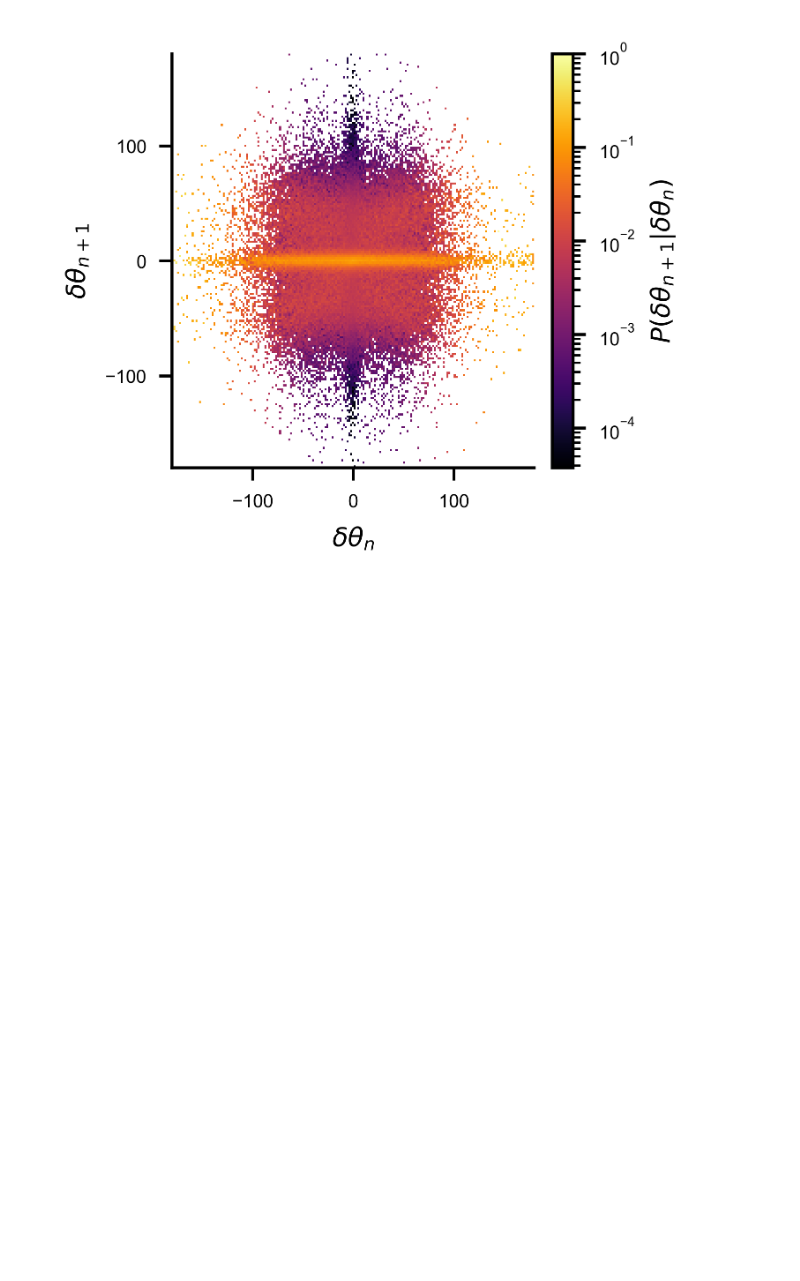
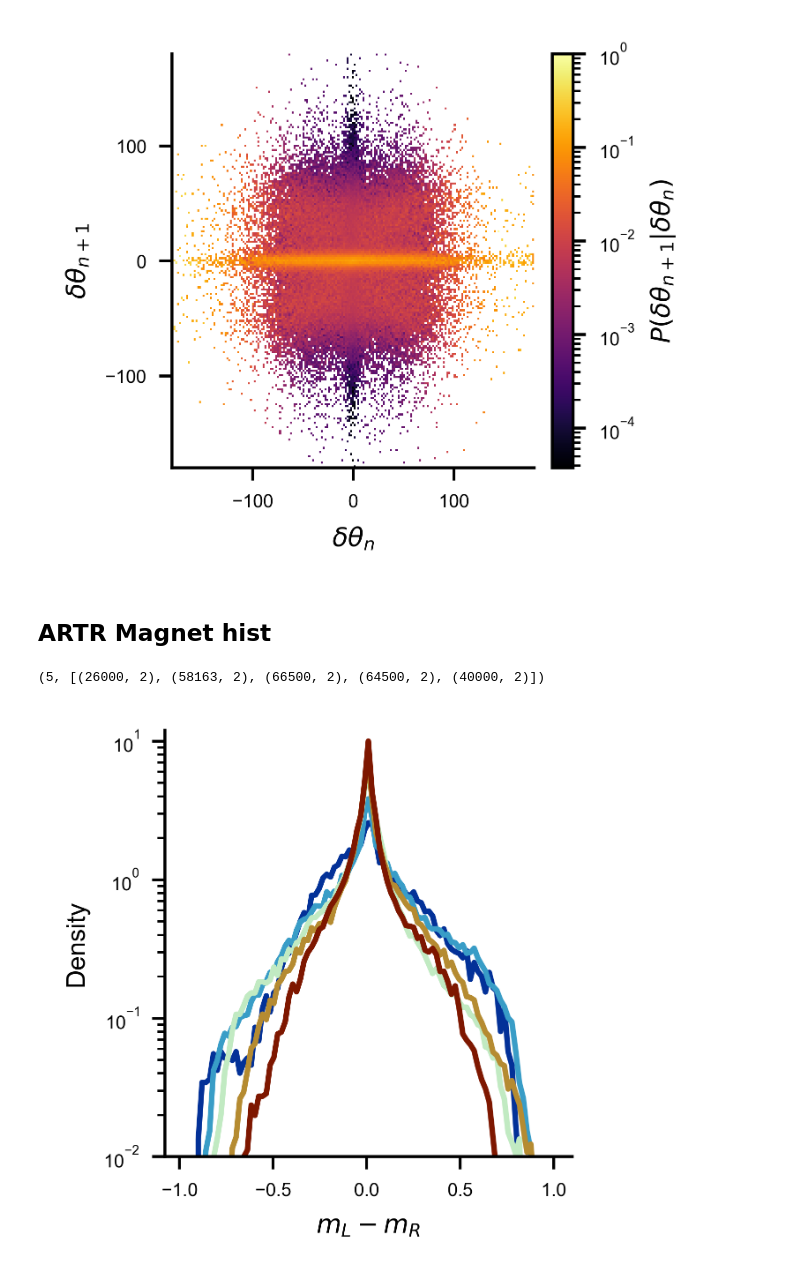
Before and after one commit to ZebrafishHMM2023/ZebrafishHMM2023_CodeAndData, a Jupyter notebook: Figures/Fig1.ipynb, the cells around one changed output. Cells and saved outputs as stored; diff of their text form; code cells hidden in the pictures; blank space fills up the shorter version.

Commit message:
ARTR for Fig1 + improvements Fig2

```diff
--- a/Figures/Fig1.ipynb
+++ b/Figures/Fig1.ipynb
@@ -340,3 +340,5 @@ fig.colorbar(h, ax=ax, label=r"$P(\delta\theta_{n+1} | \delta\theta_{n})$")
 fig.savefig(f"panels/Fig1/supps/angles_transitions.svg")
 # %% [output]
 [figure]
+# %% [markdown]
+## ARTR Magnet hist
@@ -342,0 +347,25 @@ fig.savefig(f"panels/Fig1/supps/angles_transitions.svg")
+# %%
+artr_path = Path("/home/mkk/Downloads/ZF_ARTR_thermo/")
+mLRtemps = [
+    np.concatenate(
+        [load_ARTR_magnet(path) for path in artr_path.glob(f"T{temp}*.mat")]
+    ) for temp in TEMPS]
+len(mLRtemps), [mLR.shape for mLR in mLRtemps]
+# %% [output]
+(5, [(26000, 2), (58163, 2), (66500, 2), (64500, 2), (40000, 2)])
+# %%
+fig, ax = plt.subplots()
+bins = np.linspace(-1, +1, 100)
+for i, temp in enumerate(TEMPS[:5]):
+    x = mLRtemps[i][:,0] - mLRtemps[i][:,1]
+    h,_ = np.histogram(x, bins, density=True)
+    ax.plot(bins[1:], h, color=TEMPS_COLS[temp])
+
+ax.set_yscale("log")
+ax.set_ylim(1.e-2,1.2e+1)
+ax.set_xlabel(r"$m_L - m_R$")
+ax.set_ylabel("Density")
+
+fig.savefig(f"panels/Fig1/supps/ARTR_magnetization.svg")
+# %% [output]
+[figure, added]
```
Also changed, not shown: parts of 1 cell of this notebook, 5 other files.
